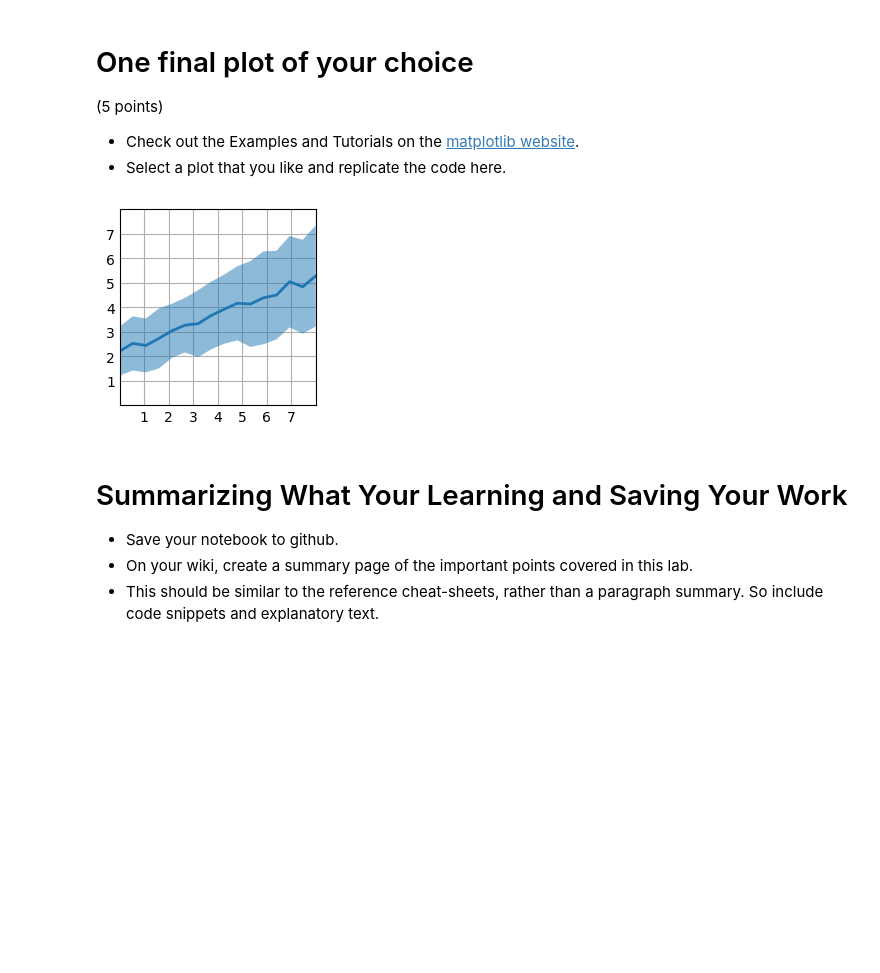
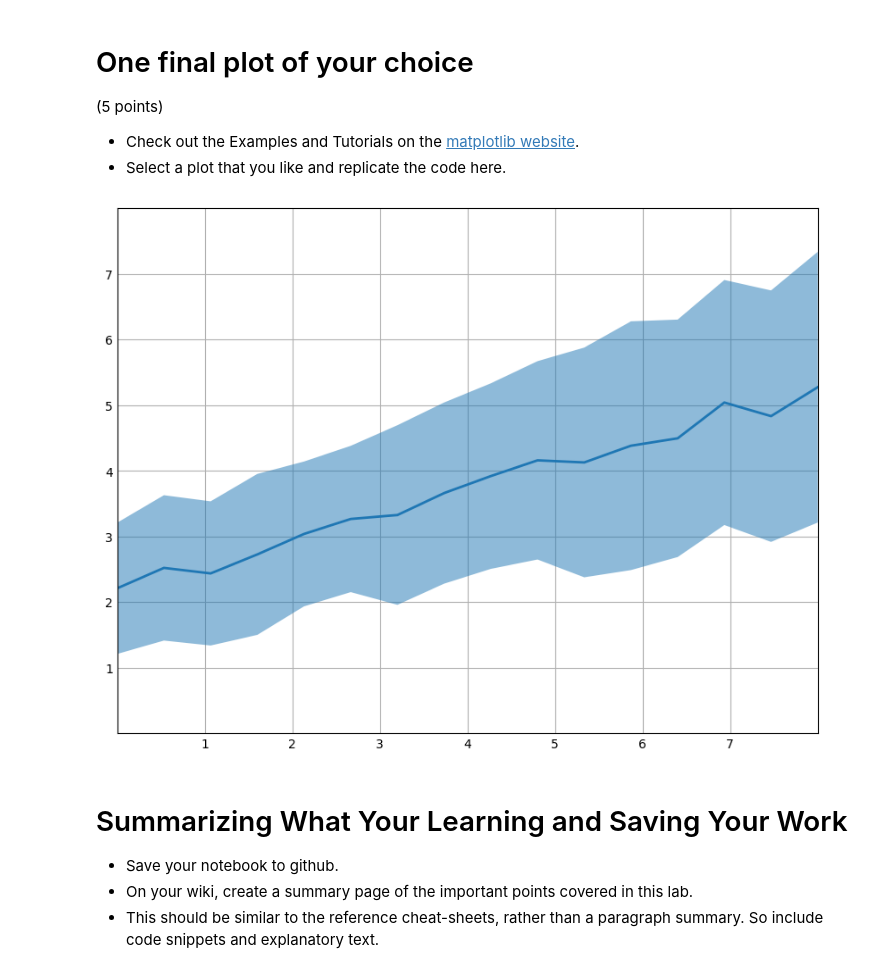
Before and after one commit to m07dubs/CompPhys, a Jupyter notebook: Mitchell_Dubson_Lab02_plotting_visualization.ipynb, the cells around one changed output. Cells and saved outputs as stored; diff of their text form; code cells hidden in the pictures; blank space fills up the shorter version.

```diff
--- a/Mitchell_Dubson_Lab02_plotting_visualization.ipynb
+++ b/Mitchell_Dubson_Lab02_plotting_visualization.ipynb
@@ -497,27 +497,27 @@ Text(0.5, 0.92, 'Charged Particle moving through a Magnetic Field')
 # %%
 import matplotlib.pyplot as plt
 import numpy as np
 
 plt.style.use('_mpl-gallery')
 
 # make data
 np.random.seed(1)
 x = np.linspace(0, 8, 16)
 y1 = 3 + 4*x/8 + np.random.uniform(0.0, 0.5, len(x))
 y2 = 1 + 2*x/8 + np.random.uniform(0.0, 0.5, len(x))
 
 # plot
-fig, ax = plt.subplots()
+fig, ax = plt.subplots(figsize= (8,6))
 
 ax.fill_between(x, y1, y2, alpha=.5, linewidth=0)
 ax.plot(x, (y1 + y2)/2, linewidth=2)
 
 ax.set(xlim=(0, 8), xticks=np.arange(1, 8),
        ylim=(0, 8), yticks=np.arange(1, 8))
 
 plt.show()
 # %% [output]
-[figure, old version]
+[figure, new version]
 # %% [markdown]
 # Summarizing What Your Learning and Saving Your Work
 
```
